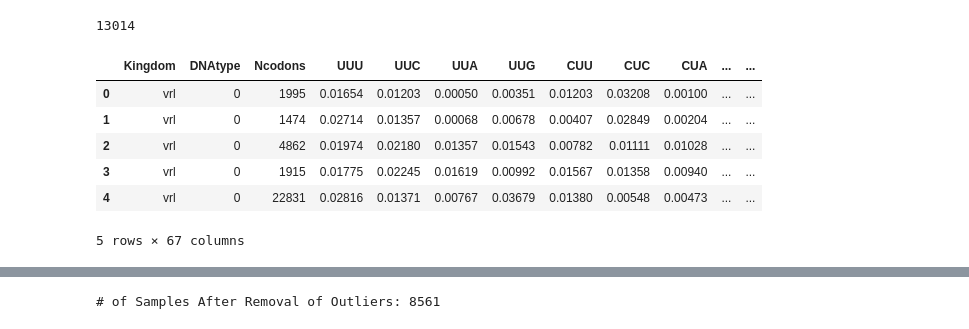
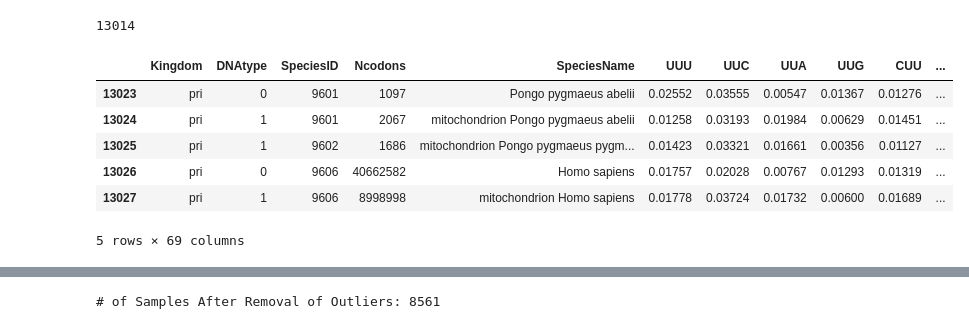
Before and after one commit to exumbris/Species-Classification, a Jupyter notebook: analysis.ipynb, the cells around one changed output, grey strips where cells are left out. Drawn from its saved outputs; the diff is of its cells as text; code cells hidden in the pictures.

```diff
--- a/analysis.ipynb
+++ b/analysis.ipynb
@@ -216,18 +216,16 @@ numSpecies = df['SpeciesName'].unique()
 len(numSpecies)
 # %% [output]
 13014
-# %%
-df.drop(['SpeciesName', 'SpeciesID'], axis=1, inplace=True)
 # %%
-df.head()
+df.tail()
 # %% [output]
-|  | Kingdom | DNAtype | Ncodons | UUU | UUC | UUA | UUG | CUU | CUC | CUA | ... | ... |
-| 0 | vrl | 0 | 1995 | 0.01654 | 0.01203 | 0.00050 | 0.00351 | 0.01203 | 0.03208 | 0.00100 | ... | ... |
-| 1 | vrl | 0 | 1474 | 0.02714 | 0.01357 | 0.00068 | 0.00678 | 0.00407 | 0.02849 | 0.00204 | ... | ... |
-| 2 | vrl | 0 | 4862 | 0.01974 | 0.02180 | 0.01357 | 0.01543 | 0.00782 | 0.01111 | 0.01028 | ... | ... |
-| 3 | vrl | 0 | 1915 | 0.01775 | 0.02245 | 0.01619 | 0.00992 | 0.01567 | 0.01358 | 0.00940 | ... | ... |
-| 4 | vrl | 0 | 22831 | 0.02816 | 0.01371 | 0.00767 | 0.03679 | 0.01380 | 0.00548 | 0.00473 | ... | ... |
+|  | Kingdom | DNAtype | SpeciesID | Ncodons | SpeciesName | UUU | UUC | UUA | UUG | CUU | ... |
+| 13023 | pri | 0 | 9601 | 1097 | Pongo pygmaeus abelii | 0.02552 | 0.03555 | 0.00547 | 0.01367 | 0.01276 | ... |
+| 13024 | pri | 1 | 9601 | 2067 | mitochondrion Pongo pygmaeus abelii | 0.01258 | 0.03193 | 0.01984 | 0.00629 | 0.01451 | ... |
+| 13025 | pri | 1 | 9602 | 1686 | mitochondrion Pongo pygmaeus pygm... | 0.01423 | 0.03321 | 0.01661 | 0.00356 | 0.01127 | ... |
+| 13026 | pri | 0 | 9606 | 40662582 | Homo sapiens | 0.01757 | 0.02028 | 0.00767 | 0.01293 | 0.01319 | ... |
+| 13027 | pri | 1 | 9606 | 8998998 | mitochondrion Homo sapiens | 0.01778 | 0.03724 | 0.01732 | 0.00600 | 0.01689 | ... |
-5 rows × 67 columns
+5 rows × 69 columns
 # %%
 # Converting 'DNAtype' from int64 to float64
 df[['DNAtype', 'Ncodons']] = df[['DNAtype', 'Ncodons']].astype(float)
```
Also changed, not shown: parts of 12 cells of this notebook.
